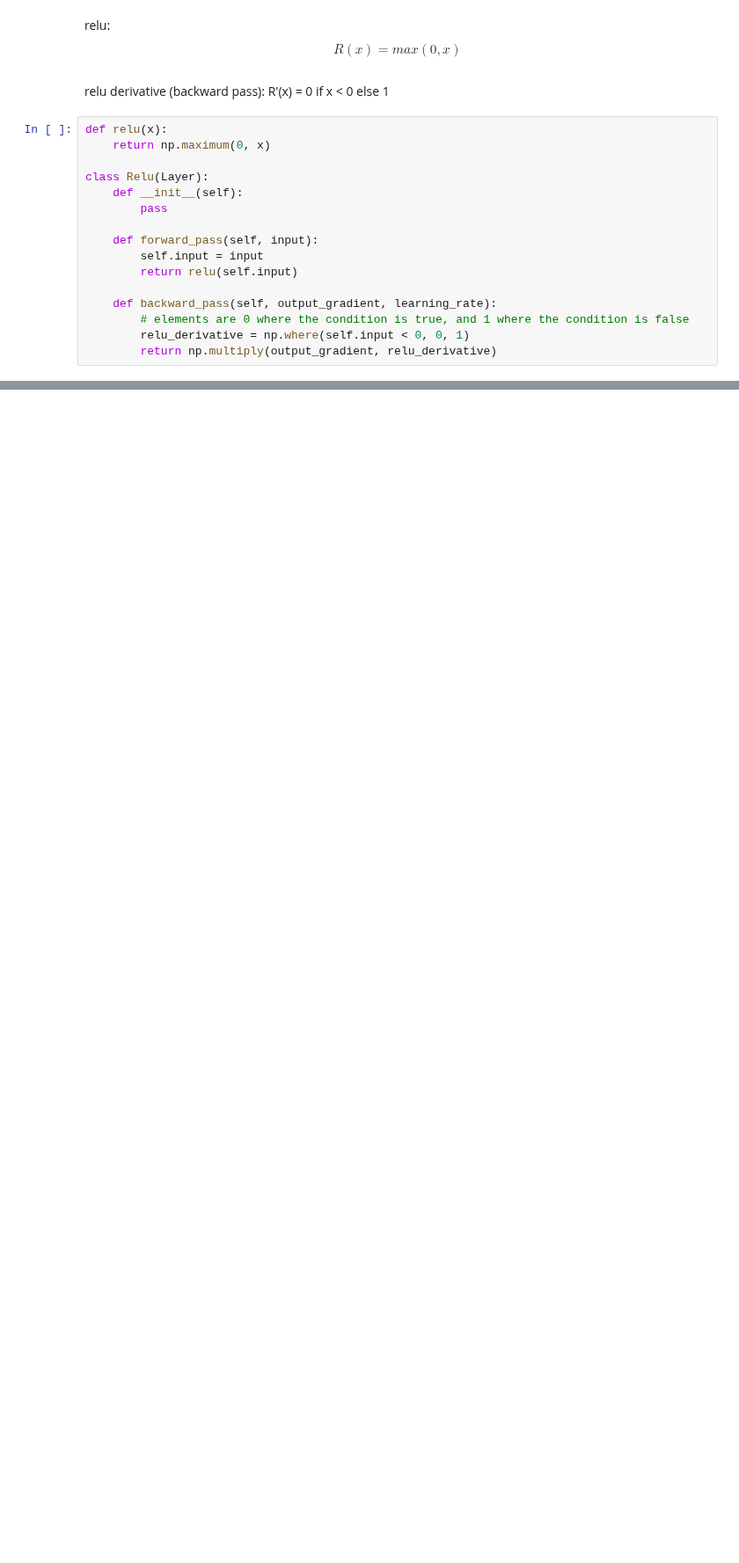
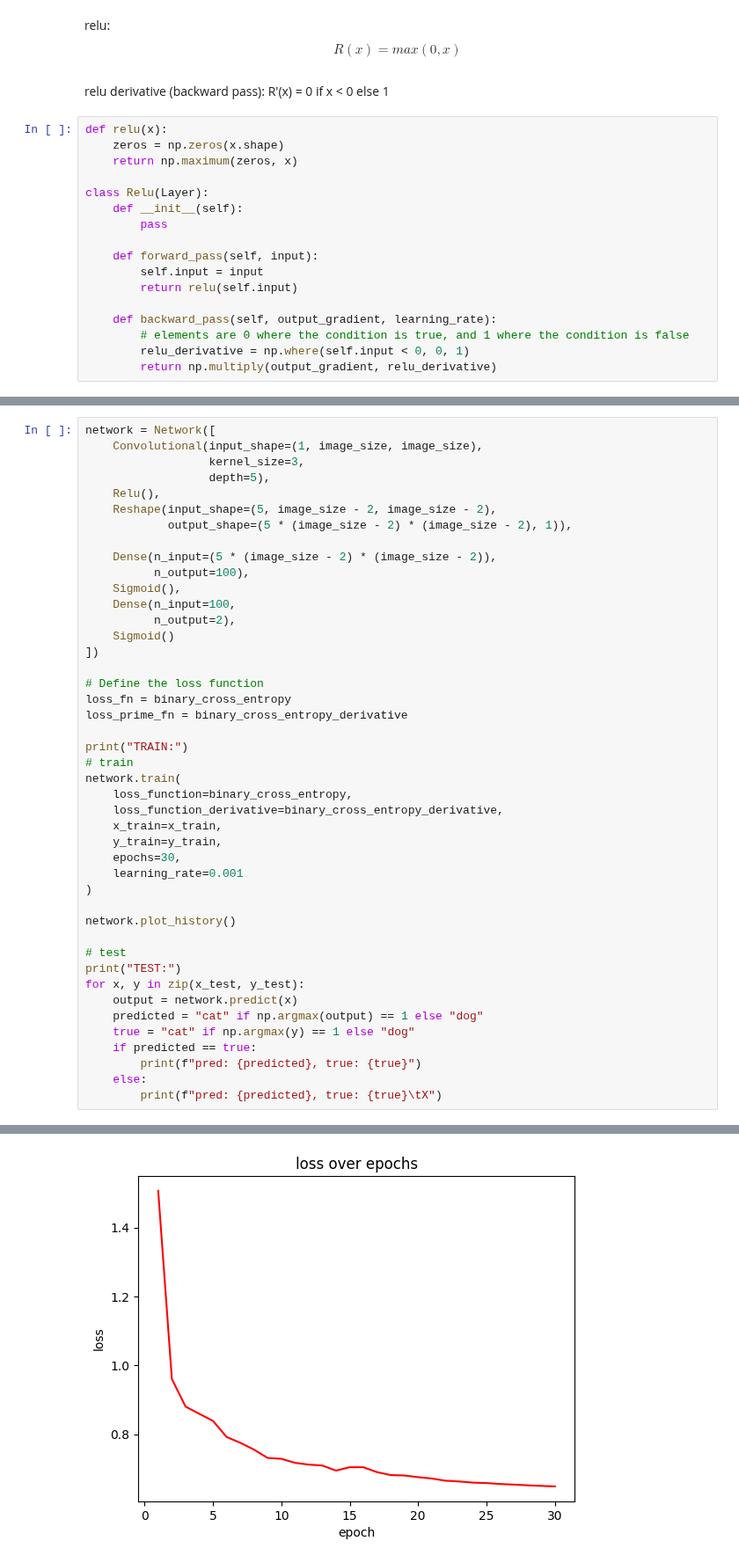
Before and after one commit to flowqrr/dogs_cats_cnn, a Jupyter notebook: dogs-vs-cats/cupy.ipynb, the cells around one changed output, grey strips where cells are left out. Shown at 88% size. Saved outputs shown, nothing was run; the diff lists cells and outputs as text; blank space fills up the shorter version.

```diff
--- a/dogs-vs-cats/cupy.ipynb
+++ b/dogs-vs-cats/cupy.ipynb
@@ -180,7 +182,8 @@ relu derivative (backward pass):
 R'(x) = 0 if x < 0 else 1
 # %%
 def relu(x):
-    return np.maximum(0, x)
+    zeros = np.zeros(x.shape)
+    return np.maximum(zeros, x)
 
 class Relu(Layer):
     def __init__(self):
@@ -337,0 +303,45 @@ pred: cat, true: dog    X
+# %%
+network = Network([
+    Convolutional(input_shape=(1, image_size, image_size),
+                  kernel_size=3,
+                  depth=5),
+    Relu(),
+    Reshape(input_shape=(5, image_size - 2, image_size - 2),
+            output_shape=(5 * (image_size - 2) * (image_size - 2), 1)),
+
+    Dense(n_input=(5 * (image_size - 2) * (image_size - 2)),
+          n_output=100),
+    Sigmoid(),
+    Dense(n_input=100,
+          n_output=2),
+    Sigmoid()
+])
+
+# Define the loss function
+loss_fn = binary_cross_entropy
+loss_prime_fn = binary_cross_entropy_derivative
+
+print("TRAIN:")
+# train
+network.train(
+    loss_function=binary_cross_entropy,
+    loss_function_derivative=binary_cross_entropy_derivative,
+    x_train=x_train,
+    y_train=y_train,
+    epochs=30,
+    learning_rate=0.001
+)
+
+network.plot_history()
+
+# test
+print("TEST:")
+for x, y in zip(x_test, y_test):
+    output = network.predict(x)
+    predicted = "cat" if np.argmax(output) == 1 else "dog"
+    true = "cat" if np.argmax(y) == 1 else "dog"
+    if predicted == true:
+        print(f"pred: {predicted}, true: {true}")
+    else:
+        print(f"pred: {predicted}, true: {true}\tX")
+# %% [output]
@@ -337,0 +365 @@ pred: cat, true: dog    X
+[figure, added]
```
Also changed, not shown: parts of 5 cells of this notebook, 1 other file.
